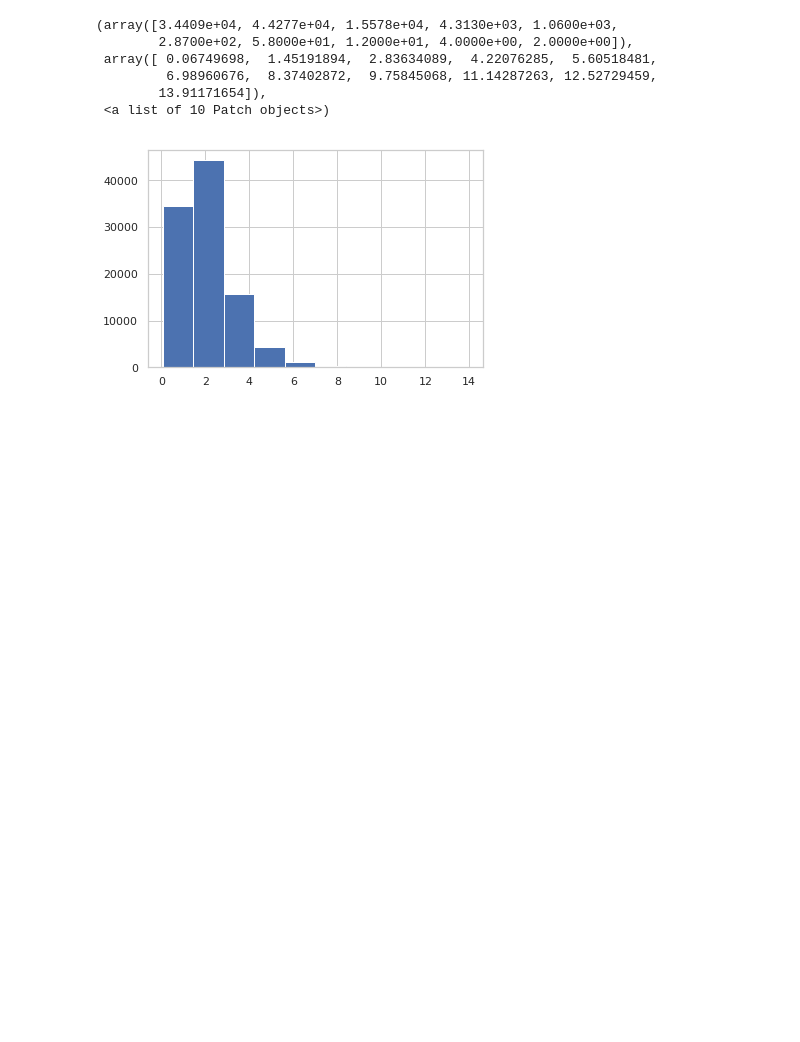
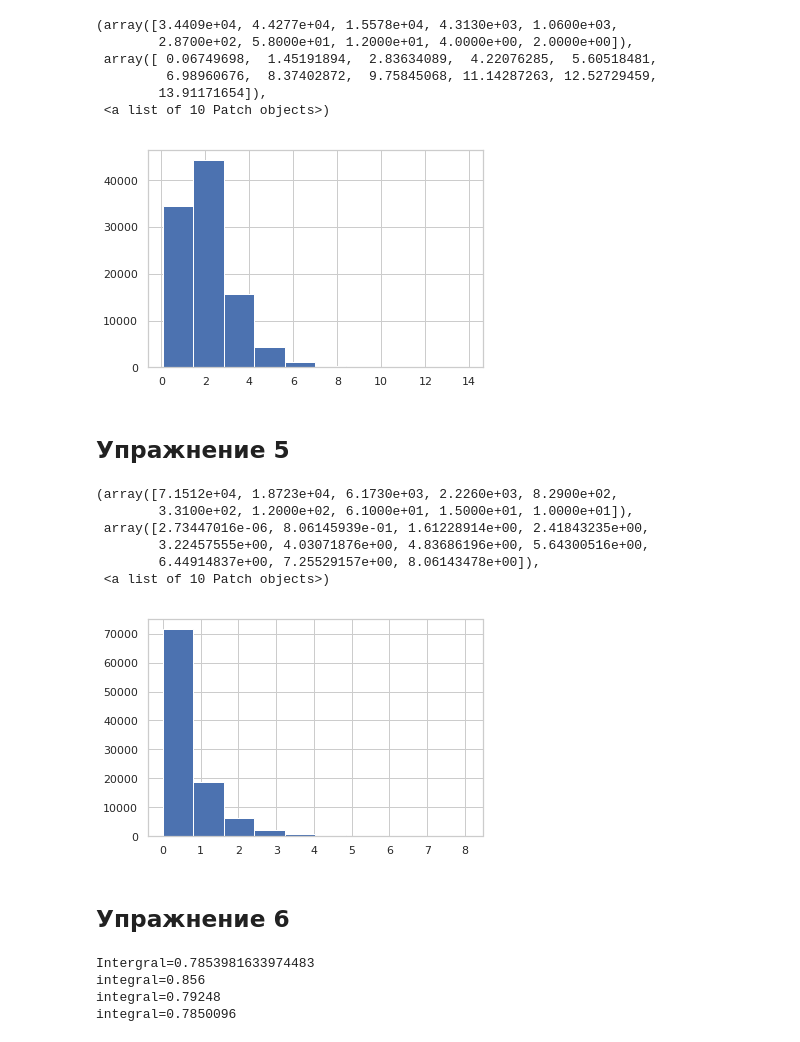
Before and after one commit to WeitBelou/monte-carlo, a Jupyter notebook: notebooks/Lesson 3.ipynb, the cells around one changed output. Drawn from its saved outputs; the diff is of its cells as text; code cells hidden in the pictures; blank space fills up the shorter version.

```diff
--- a/notebooks/Lesson 3.ipynb
+++ b/notebooks/Lesson 3.ipynb
@@ -419,3 +419,43 @@ plt.hist(list(islice(gen_greater(exp_gen(), 4), n_points)))
         13.91171654]),
  <a list of 10 Patch objects>)
 [figure]
+# %% [markdown]
+## Упражнение 5
+# %%
+def gen(c: float = 2) -> Generator[float, None, None]:
+    while True:
+        yield - (1 - random.random()) ** (1 / c) * math.log(1 - random.random())
+
+
+n_points = 10 ** 5
+plt.hist(list(islice(gen(), n_points)))
+# %% [output]
+(array([7.1512e+04, 1.8723e+04, 6.1730e+03, 2.2260e+03, 8.2900e+02,
+        3.3100e+02, 1.2000e+02, 6.1000e+01, 1.5000e+01, 1.0000e+01]),
+ array([2.73447016e-06, 8.06145939e-01, 1.61228914e+00, 2.41843235e+00,
+        3.22457555e+00, 4.03071876e+00, 4.83686196e+00, 5.64300516e+00,
+        6.44914837e+00, 7.25529157e+00, 8.06143478e+00]),
+ <a list of 10 Patch objects>)
+[figure, added]
+# %% [markdown]
+## Упражнение 6
+# %%
+gen = uniform_generator_2d(1, 2)
+underlying_area = 2 * 4
+integral = math.pi / 4
+
+
+def inside(p: Tuple[float, float]) -> bool:
+    return p[0] >= 0 and 0 <= p[1] < math.sqrt(1 - p[0] ** 2)
+
+
+print(f'Intergral={integral}')
+
+for n in [10 ** 3, 10 ** 5, 10 ** 7]:
+    i = underlying_area * len(list(filter(inside, islice(gen, n)))) / n
+    print(f'integral={i}')
+# %% [output]
+Intergral=0.7853981633974483
+integral=0.856
+integral=0.79248
+integral=0.7850096
```
